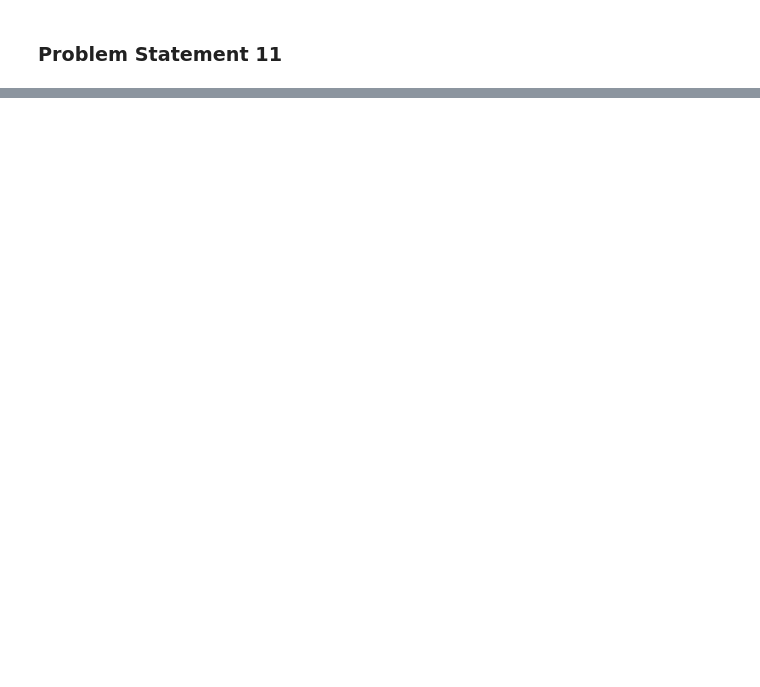
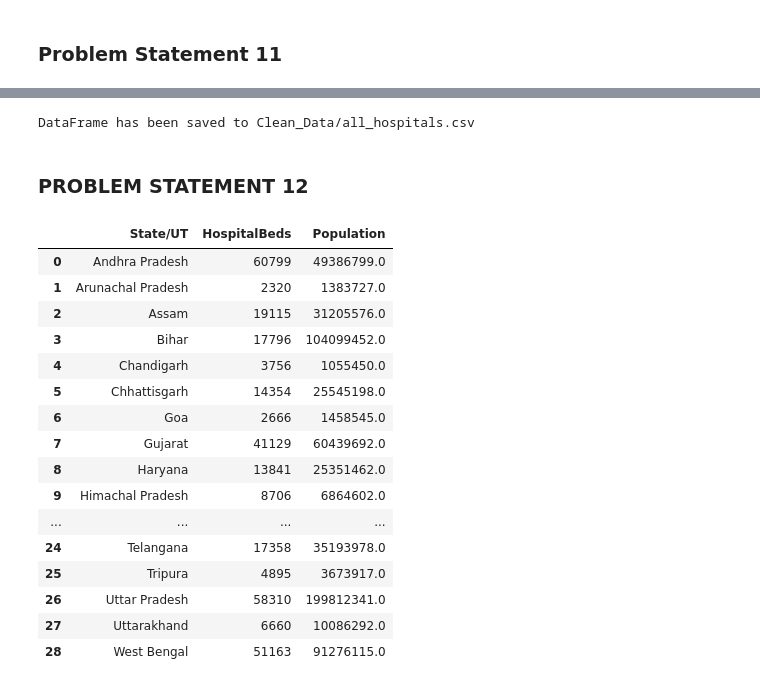
Before and after one commit to Jacko760/Futerense-Internship, a Jupyter notebook: insaaf.ipynb, the cells around one changed output, grey strips where cells are left out. Cells and saved outputs as stored; diff of their text form; code cells hidden in the pictures; blank space fills up the shorter version.

```diff
--- a/insaaf.ipynb
+++ b/insaaf.ipynb
@@ -571,10 +571,10 @@ hospital_data = pd.read_csv('hospitals.csv')
 metadata = pd.read_csv('metadata.csv')
 # Map acronyms to full names
 acronym_mapping = {
-    'PHCs': 'Number of Primary Health Centers',
-    'CHCs': 'Community Health Centers',
-    'SDHs': 'Sub-District/Divisional Hospitals',
-    'DHs': 'District Hospitals'
+    'PHC': 'Number of Primary Health Centers',
+    'CHC': 'Community Health Centers',
+    'SDH': 'Sub-District/Divisional Hospitals',
+    'DH': 'District Hospitals'
 }
 # Rename the headers in hospital data
 hospital_data.rename(columns=acronym_mapping, inplace=True)
@@ -632,0 +633,15 @@ df5
+# %%
+import os
+# Create the Clean_Data folder if it doesn't exist
+folder_name = "Clean_Data"
+if not os.path.exists(folder_name):
+    os.makedirs(folder_name)
+
+# Define the file path for the CSV file
+file_path = os.path.join(folder_name, "all_hospitals.csv")
+df5.to_csv(file_path, index=False)
+print(f"DataFrame has been saved to {file_path}")
+# %% [output]
+DataFrame has been saved to Clean_Data/all_hospitals.csv
+# %% [markdown]
+### PROBLEM STATEMENT 12
@@ -632,0 +653,22 @@ df5
+# %%
+# Merge hospital beds data with state population data
+merged_dataa = pd.merge(hospital_data[['State/UT', 'HospitalBeds']], state_population, on='State/UT')
+merged_dataa
+# %% [output]
+|  | State/UT | HospitalBeds | Population |
+| 0 | Andhra Pradesh | 60799 | 49386799.0 |
+| 1 | Arunachal Pradesh | 2320 | 1383727.0 |
+| 2 | Assam | 19115 | 31205576.0 |
+| 3 | Bihar | 17796 | 104099452.0 |
+| 4 | Chandigarh | 3756 | 1055450.0 |
+| 5 | Chhattisgarh | 14354 | 25545198.0 |
+| 6 | Goa | 2666 | 1458545.0 |
+| 7 | Gujarat | 41129 | 60439692.0 |
+| 8 | Haryana | 13841 | 25351462.0 |
+| 9 | Himachal Pradesh | 8706 | 6864602.0 |
+| ... | ... | ... | ... |
+| 24 | Telangana | 17358 | 35193978.0 |
+| 25 | Tripura | 4895 | 3673917.0 |
+| 26 | Uttar Pradesh | 58310 | 199812341.0 |
+| 27 | Uttarakhand | 6660 | 10086292.0 |
+| 28 | West Bengal | 51163 | 91276115.0 |
```
Also changed, not shown: parts of 18 cells of this notebook, 3 other files.
